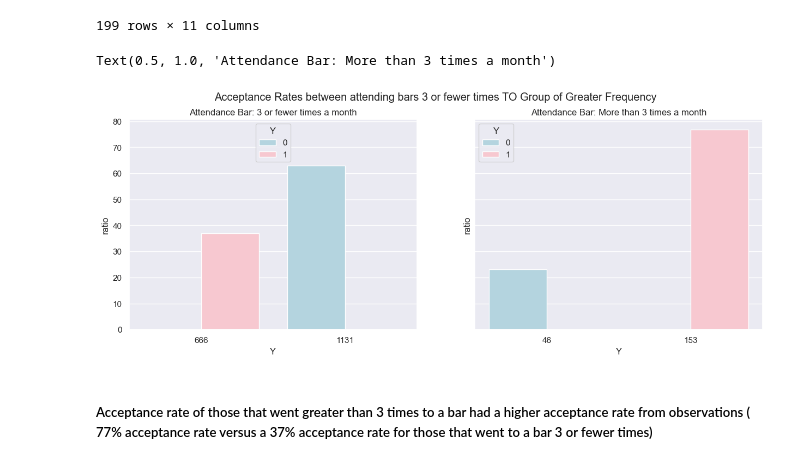
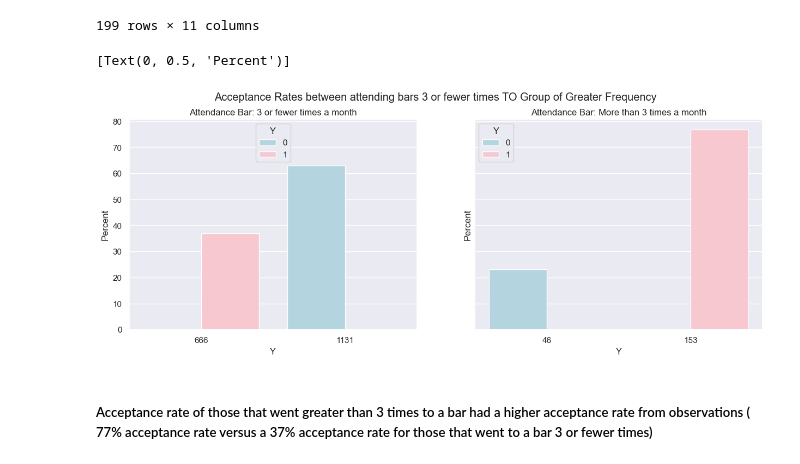
Before and after one commit to kesavan2017/ucbe-AIML-practical-application-51, a Jupyter notebook: prompt.ipynb, the cells around one changed output. Cells and saved outputs as stored; diff of their text form; code cells hidden in the pictures.

Commit message:
Fixed subplot y-axis to state percent instead of ratio consistent with subplot calculation, different than table calculations

```diff
--- a/prompt.ipynb
+++ b/prompt.ipynb
@@ -383,17 +378,19 @@ Y
 # %%
 # Create subplots to visualize the table for the Group that went to a bar 3 or fewer times vs. the group that went to a Bar more than 3 times a per month:
 # useful ref utilized: https://www.tutorialspoint.com/how-to-create-subplots-with-python-plotly
 #
 fig2, axes = plt.subplots(1, 2, figsize=(15, 5), sharey=True)
 fig2.suptitle('Acceptance Rates between attending bars 3 or fewer times TO Group of Greater Frequency')
 
 sns.barplot(ax=axes[0], x=df_bar_3orFewer['Y'], y=df_bar_3orFewer['ratio'].mul(100), hue=df_bar_3orFewer.index.astype(str), palette=['lightblue', 'pink'])
 sns.barplot(ax=axes[1], x=df_bar_moreThan3['Y'], y=df_bar_moreThan3['ratio'].mul(100), hue=df_bar_moreThan3.index.astype(str), palette=['lightblue', 'pink'])
 axes[0].set_title("Attendance Bar: 3 or fewer times a month")
 axes[1].set_title("Attendance Bar: More than 3 times a month")
+axes[0].set(ylabel='Percent')
+axes[1].set(ylabel='Percent')
 # %% [output]
-Text(0.5, 1.0, 'Attendance Bar: More than 3 times a month')
+[Text(0, 0.5, 'Percent')]
-[figure, old version]
+[figure, new version]
 # %% [markdown]
 ##### Acceptance rate of those that went greater than 3 times to a bar had a higher acceptance rate from observations ( 77% acceptance rate versus a 37% acceptance rate for those that went to a bar 3 or fewer times)
 # %% [markdown]
```
Also changed, not shown: parts of 5 cells of this notebook.
